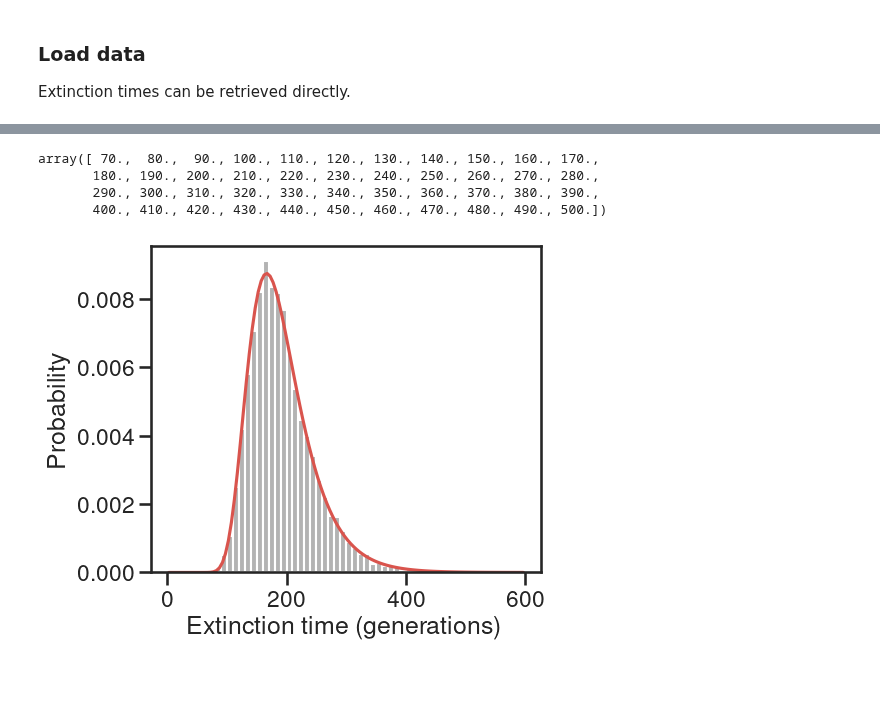
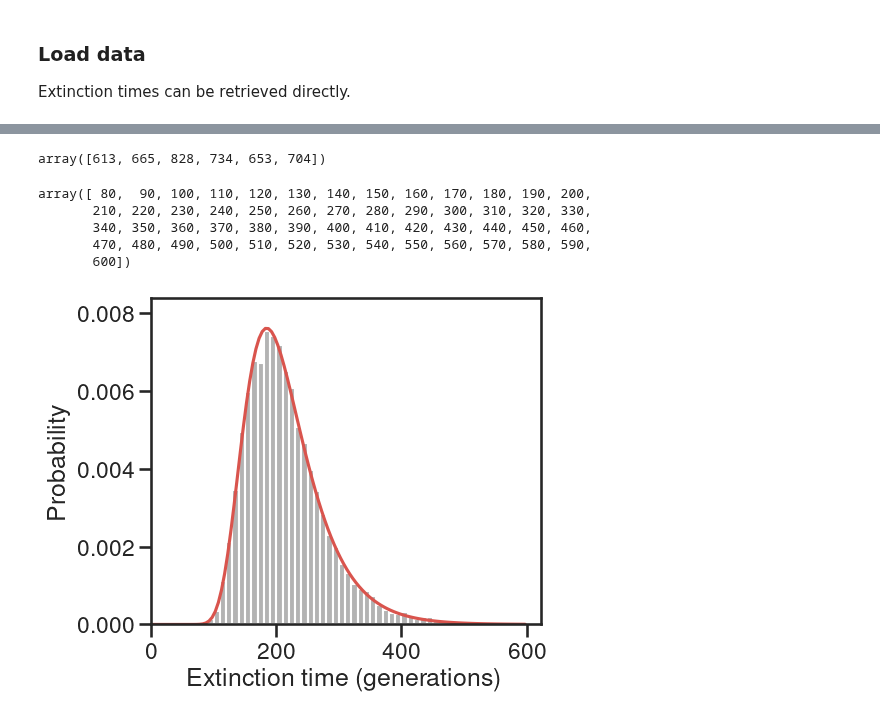
Before and after one commit to rbazev/doomed, a Jupyter notebook: python/hist.ipynb, the cells around one changed output, grey strips where cells are left out. Cells and saved outputs as stored; diff of their text form; code cells hidden in the pictures; blank space fills up the shorter version.

Commit message:
Update hist.ipynb, hist.npy, hist.pdf

```diff
--- a/python/hist.ipynb
+++ b/python/hist.ipynb
@@ -112,18 +114,26 @@ t.min(), t.max()
-# %%
-bins = np.arange(10 * np.floor((t.min()-1)/10), 10 * np.ceil((t.max()+1)/10) + 1, 10)
-bins
-# %% [output]
-array([ 70.,  80.,  90., 100., 110., 120., 130., 140., 150., 160., 170.,
-       180., 190., 200., 210., 220., 230., 240., 250., 260., 270., 280.,
-       290., 300., 310., 320., 330., 340., 350., 360., 370., 380., 390.,
-       400., 410., 420., 430., 440., 450., 460., 470., 480., 490., 500.])
+# %%
+# we ignore the few times > 600
+t[t>600]
+# %% [output]
+array([613, 665, 828, 734, 653, 704])
+# %%
+bins = np.arange(80, 601, 10)
+bins
+# %% [output]
+array([ 80,  90, 100, 110, 120, 130, 140, 150, 160, 170, 180, 190, 200,
+       210, 220, 230, 240, 250, 260, 270, 280, 290, 300, 310, 320, 330,
+       340, 350, 360, 370, 380, 390, 400, 410, 420, 430, 440, 450, 460,
+       470, 480, 490, 500, 510, 520, 530, 540, 550, 560, 570, 580, 590,
+       600])
 # %%
 fig, ax = plt.subplots(1, 1, figsize=(5, 4))
 ax.set_position([.212, .175, .78, .817])
-ax.hist(t, bins=bins, density=True, color='0.7')
+ax.hist(t[t<600], bins=bins, density=True, color='0.7')
 ax.plot(theoryT, theoryP, color=red)
+ax.set_xlim(0, 623)
+ax.set_ylim(0, .0084)
 ax.set_ylabel('Probability')
 ax.set_xlabel('Extinction time (generations)')
 fig.savefig('../figures/hist.pdf');
 # %% [output]
-[figure, old version]
+[figure, new version]
```
Also changed, not shown: parts of 4 cells of this notebook, 2 other files.
